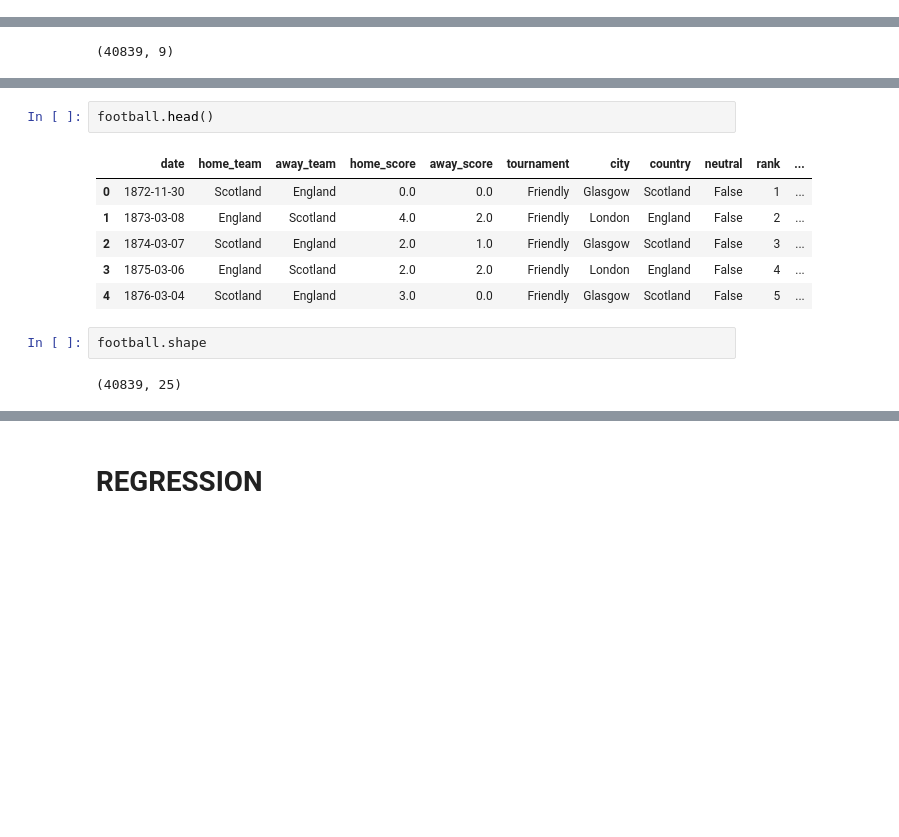
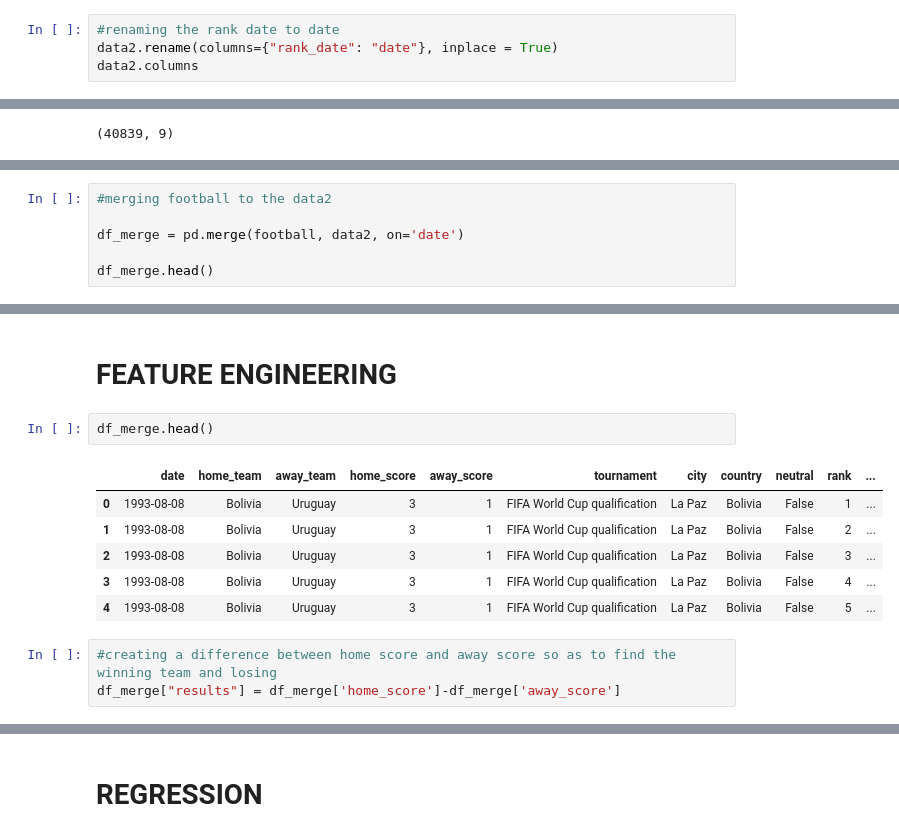
Before and after one commit to cecilia-wanja/Football-prediction-scores, a Jupyter notebook: Independent_project_week6_core.ipynb, the cells around one changed output, grey strips where cells are left out. Saved outputs shown, nothing was run; the diff lists cells and outputs as text; blank space fills up the shorter version.

```diff
--- a/Independent_project_week6_core.ipynb
+++ b/Independent_project_week6_core.ipynb
@@ -53,0 +56,4 @@ data2.head()
+# %%
+#renaming the rank date to date
+data2.rename(columns={"rank_date": "date"}, inplace = True)
+data2.columns
@@ -75,0 +76,6 @@ newfootball.head()
+# %%
+#merging football to the data2
+
+df_merge = pd.merge(football, data2, on='date')
+
+df_merge.head()
@@ -125,13 +166,14 @@ football.tail()
+# %% [markdown]
+# FEATURE ENGINEERING
 # %%
-football.head()
+df_merge.head()
 # %% [output]
 |  | date | home_team | away_team | home_score | away_score | tournament | city | country | neutral | rank | ... |
-| 0 | 1872-11-30 | Scotland | England | 0.0 | 0.0 | Friendly | Glasgow | Scotland | False | 1 | ... |
-| 1 | 1873-03-08 | England | Scotland | 4.0 | 2.0 | Friendly | London | England | False | 2 | ... |
-| 2 | 1874-03-07 | Scotland | England | 2.0 | 1.0 | Friendly | Glasgow | Scotland | False | 3 | ... |
-| 3 | 1875-03-06 | England | Scotland | 2.0 | 2.0 | Friendly | London | England | False | 4 | ... |
-| 4 | 1876-03-04 | Scotland | England | 3.0 | 0.0 | Friendly | Glasgow | Scotland | False | 5 | ... |
+| 0 | 1993-08-08 | Bolivia | Uruguay | 3 | 1 | FIFA World Cup qualification | La Paz | Bolivia | False | 1 | ... |
+| 1 | 1993-08-08 | Bolivia | Uruguay | 3 | 1 | FIFA World Cup qualification | La Paz | Bolivia | False | 2 | ... |
+| 2 | 1993-08-08 | Bolivia | Uruguay | 3 | 1 | FIFA World Cup qualification | La Paz | Bolivia | False | 3 | ... |
+| 3 | 1993-08-08 | Bolivia | Uruguay | 3 | 1 | FIFA World Cup qualification | La Paz | Bolivia | False | 4 | ... |
+| 4 | 1993-08-08 | Bolivia | Uruguay | 3 | 1 | FIFA World Cup qualification | La Paz | Bolivia | False | 5 | ... |
-# %%
-football.shape
-# %% [output]
-(40839, 25)
+# %%
+#creating a difference between home score and away score so as to find the winning team and losing
+df_merge["results"] = df_merge['home_score']-df_merge['away_score']
```
Also changed, not shown: parts of 72 cells of this notebook.
